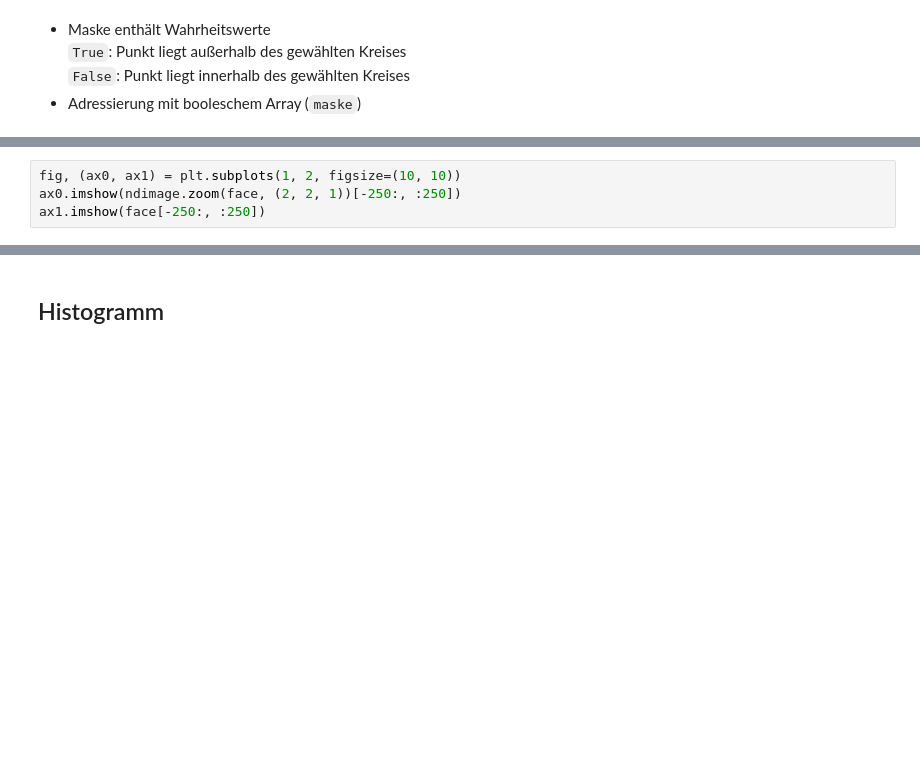
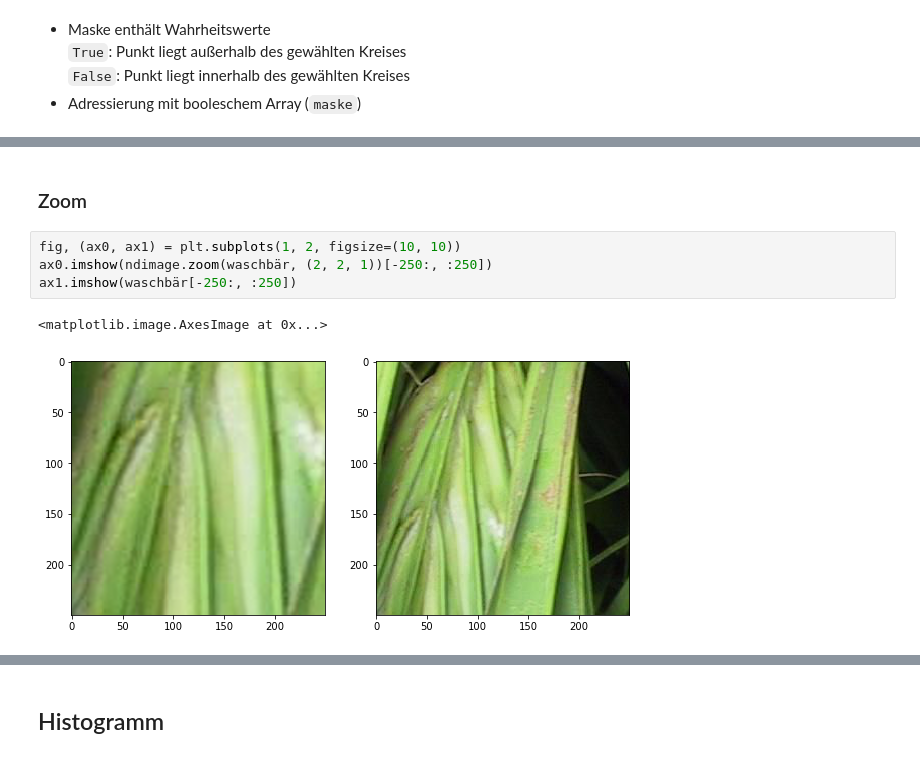
Before and after one commit to gertingold/lit2017, a Jupyter notebook: lit2017.ipynb, the cells around one changed output, grey strips where cells are left out. Saved outputs shown, nothing was run; the diff lists cells and outputs as text; blank space fills up the shorter version.

```diff
--- a/lit2017.ipynb
+++ b/lit2017.ipynb
@@ -195,4 +203,9 @@ plt.imshow(ndimage.shift(face, (100, 50, 0)))
+# %% [markdown]
+### Zoom
 # %%
 fig, (ax0, ax1) = plt.subplots(1, 2, figsize=(10, 10))
-ax0.imshow(ndimage.zoom(face, (2, 2, 1))[-250:, :250])
-ax1.imshow(face[-250:, :250])
+ax0.imshow(ndimage.zoom(waschbär, (2, 2, 1))[-250:, :250])
+ax1.imshow(waschbär[-250:, :250])
+# %% [output]
+<matplotlib.image.AxesImage at 0x...>
+[figure, added]
```
Also changed, not shown: parts of 11 cells of this notebook, 1 other file.
